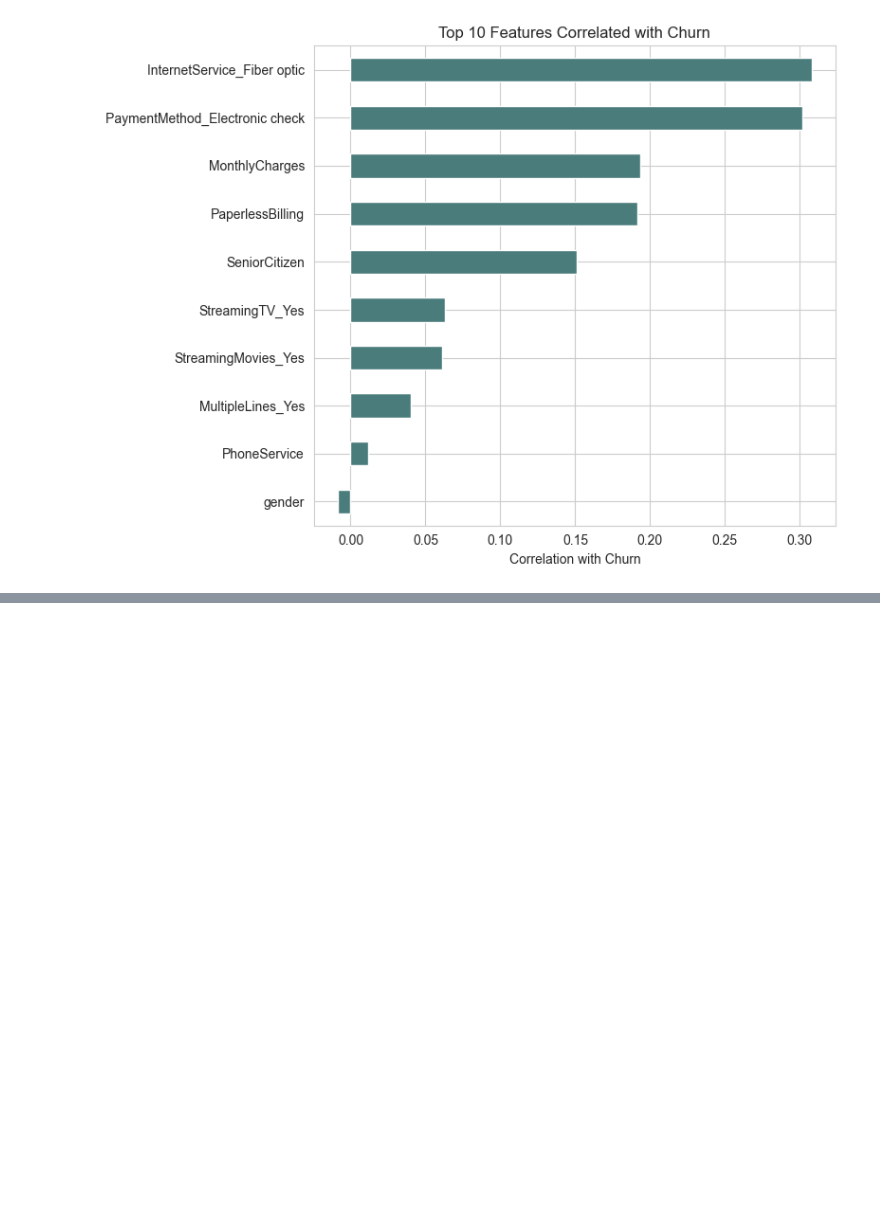
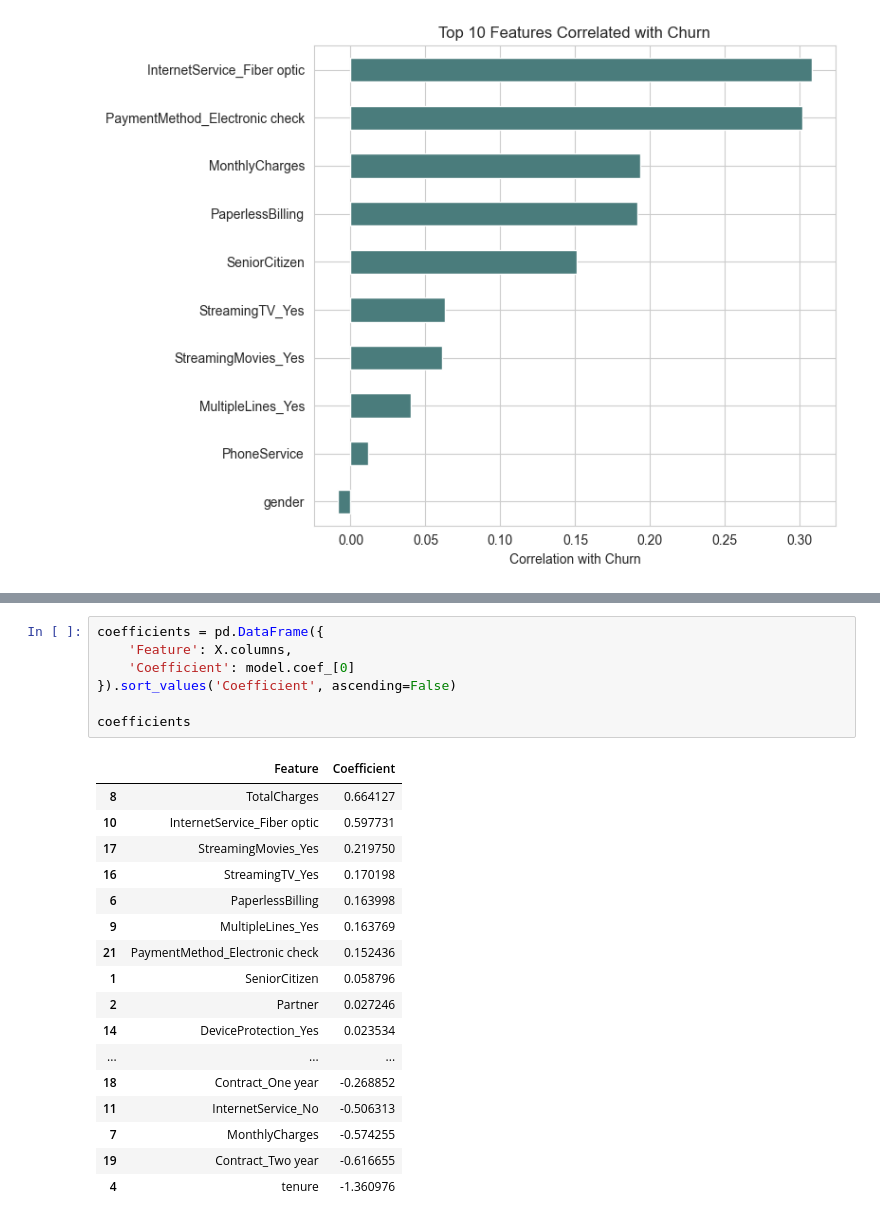
Before and after one commit to drikshathakur786/churnlens-customer-retention-analytics, a Jupyter notebook: python/01_eda.ipynb, the cells around one changed output, grey strips where cells are left out. Drawn from its saved outputs; the diff is of its cells as text; blank space fills up the shorter version.

```diff
--- a/python/01_eda.ipynb
+++ b/python/01_eda.ipynb
@@ -336,0 +471,25 @@ plt.show()
+# %%
+coefficients = pd.DataFrame({
+    'Feature': X.columns,
+    'Coefficient': model.coef_[0]
+}).sort_values('Coefficient', ascending=False)
+
+coefficients
+# %% [output]
+|  | Feature | Coefficient |
+| 8 | TotalCharges | 0.664127 |
+| 10 | InternetService_Fiber optic | 0.597731 |
+| 17 | StreamingMovies_Yes | 0.219750 |
+| 16 | StreamingTV_Yes | 0.170198 |
+| 6 | PaperlessBilling | 0.163998 |
+| 9 | MultipleLines_Yes | 0.163769 |
+| 21 | PaymentMethod_Electronic check | 0.152436 |
+| 1 | SeniorCitizen | 0.058796 |
+| 2 | Partner | 0.027246 |
+| 14 | DeviceProtection_Yes | 0.023534 |
+| ... | ... | ... |
+| 18 | Contract_One year | -0.268852 |
+| 11 | InternetService_No | -0.506313 |
+| 7 | MonthlyCharges | -0.574255 |
+| 19 | Contract_Two year | -0.616655 |
+| 4 | tenure | -1.360976 |
```
Also changed, not shown: parts of 13 cells of this notebook.
